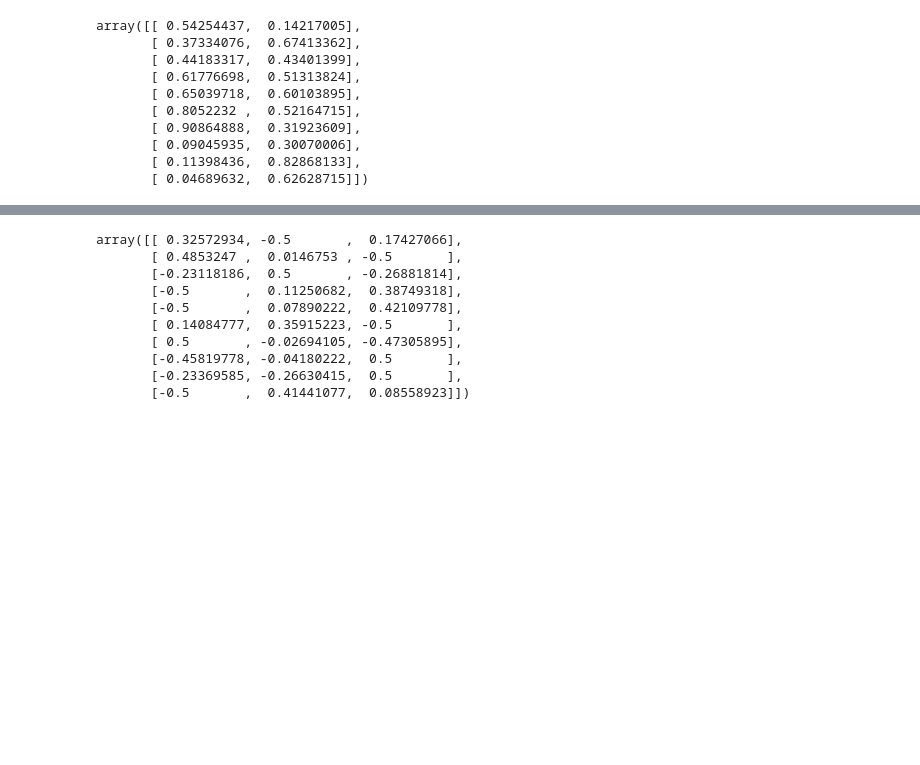
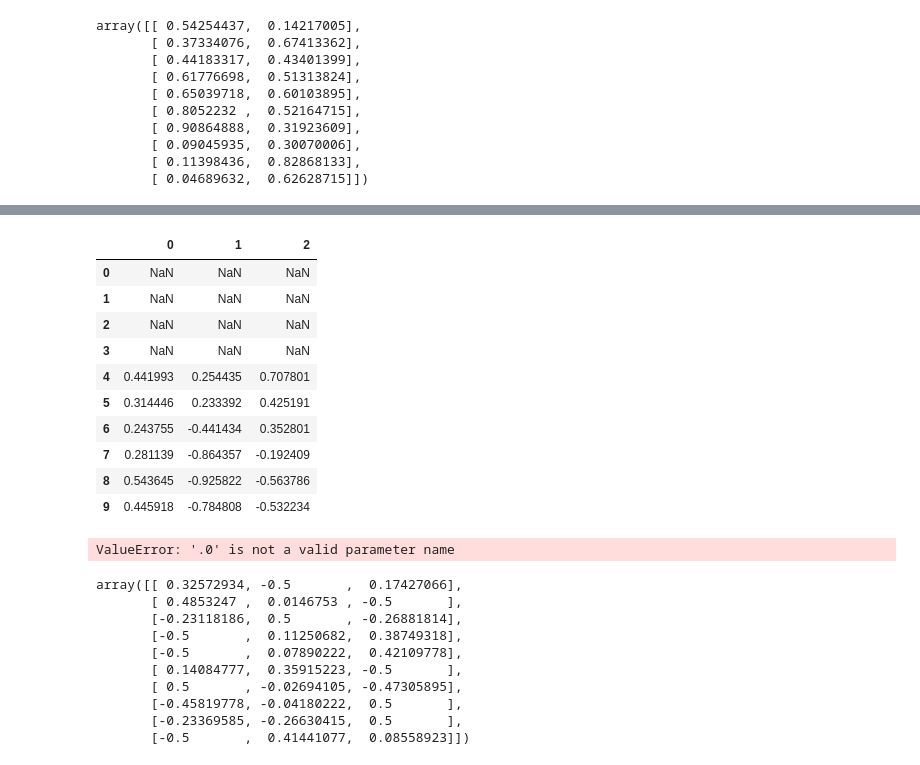
Before and after one commit to marketneutral/alphatools, a Jupyter notebook: notebooks/expression-alphas.ipynb, the cells around one changed output, grey strips where cells are left out. Saved outputs shown, nothing was run; the diff lists cells and outputs as text; code cells hidden in the pictures; blank space fills up the shorter version.

```diff
--- a/notebooks/expression-alphas.ipynb
+++ b/notebooks/expression-alphas.ipynb
@@ -170,0 +188,3 @@ array([[        nan,         nan,         nan],
+# %%
+%%timeit
+out = a_1.rolling(5,5).corr(other=b_1)
@@ -170,0 +193,14 @@ array([[        nan,         nan,         nan],
+# %%
+out
+# %% [output]
+|  | 0 | 1 | 2 |
+| 0 | NaN | NaN | NaN |
+| 1 | NaN | NaN | NaN |
+| 2 | NaN | NaN | NaN |
+| 3 | NaN | NaN | NaN |
+| 4 | 0.441993 | 0.254435 | 0.707801 |
+| 5 | 0.314446 | 0.233392 | 0.425191 |
+| 6 | 0.243755 | -0.441434 | 0.352801 |
+| 7 | 0.281139 | -0.864357 | -0.192409 |
+| 8 | 0.543645 | -0.925822 | -0.563786 |
+| 9 | 0.445918 | -0.784808 | -0.532234 |
@@ -171,3 +209,16 @@ array([[        nan,         nan,         nan],
+# %%
+@jit
+def roll_corr2((a, b), window):
+    out = np.ones_like(a)*np.nan
+    for i in xrange(window-1, a.shape[0]):   # 2- 10
+        #print "%d --> %d" % ((i-(window-1)), i)
+        for j in xrange(a.shape[1]):
+            out[i, j] = pearsonr(
+                a[(i-(window-1)):(i), j], b[(i-(window-1)):(i), j]
+            )[0]
+    return out
+# %% [output]
+ValueError: '.0' is not a valid parameter name
 # %%
 def scale(x):
     return (x - np.nanmean(x))/np.nansum(np.abs(x - np.nanmean(x)))
```
Also changed, not shown: parts of 16 cells of this notebook, 3 other files.
